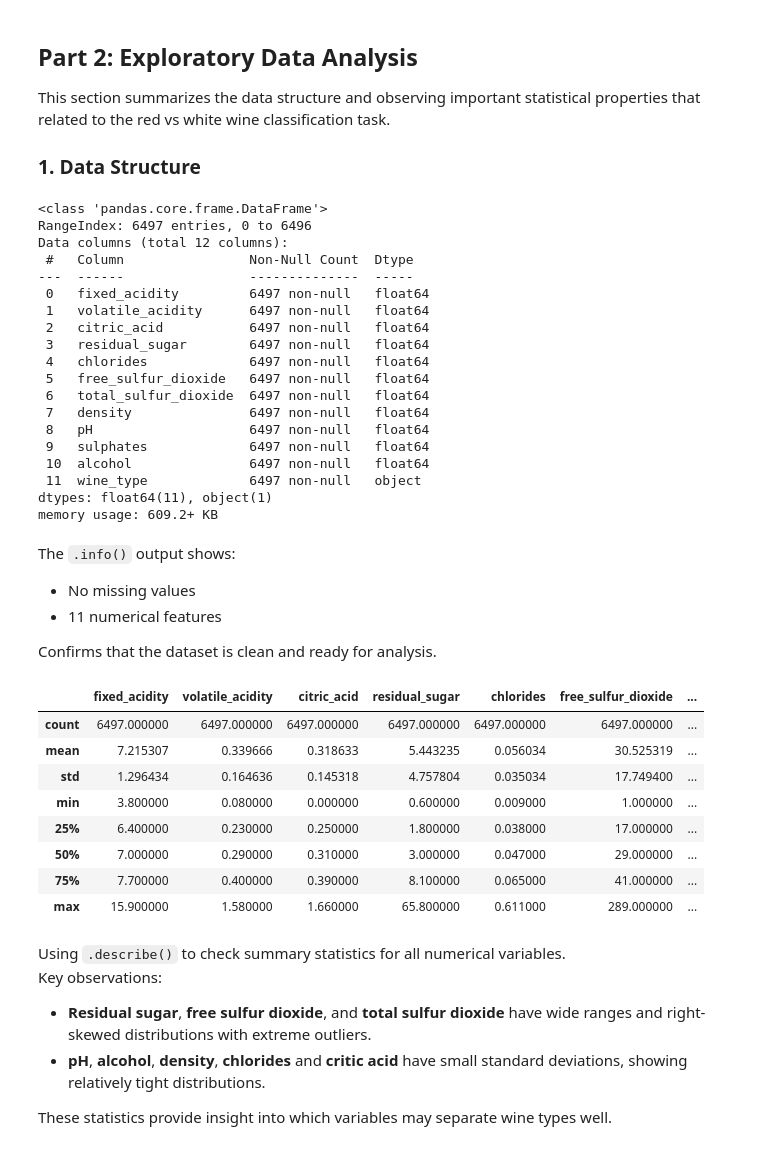
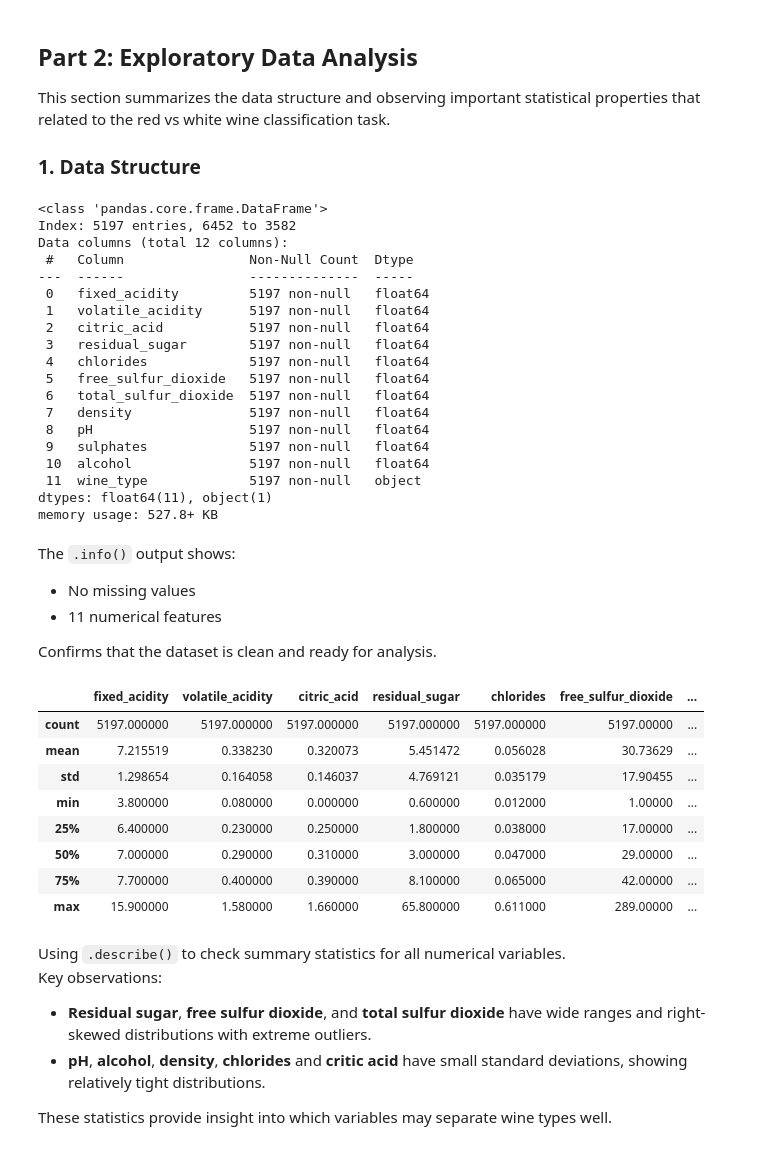
Before and after one commit to PAT0216/wine-classification, a Jupyter notebook: wine_classifier.ipynb, the cells around one changed output. Drawn from its saved outputs; the diff is of its cells as text; code cells hidden in the pictures.

Commit message:
data split

```diff
--- a/wine_classifier.ipynb
+++ b/wine_classifier.ipynb
@@ -67,29 +67,31 @@ Now this dataframe is not imbalanced and clean, it is ready for EDA and modeling
 This section summarizes the data structure and observing important statistical properties that related to the red vs white wine classification task.
 ### 1. Data Structure
 # %%
+from sklearn.model_selection import train_test_split
 df_eda = df_merge.drop(columns=["target"])
-df_info = df_eda.info()
+train_df, test_df = train_test_split(df_eda, test_size=0.2, random_state=123)
+df_info = train_df.info()
 df_info
 # %% [output]
 <class 'pandas.core.frame.DataFrame'>
-RangeIndex: 6497 entries, 0 to 6496
+Index: 5197 entries, 6452 to 3582
 Data columns (total 12 columns):
  #   Column                Non-Null Count  Dtype
 ---  ------                --------------  -----
- 0   fixed_acidity         6497 non-null   float64
- 1   volatile_acidity      6497 non-null   float64
- 2   citric_acid           6497 non-null   float64
- 3   residual_sugar        6497 non-null   float64
- 4   chlorides             6497 non-null   float64
- 5   free_sulfur_dioxide   6497 non-null   float64
- 6   total_sulfur_dioxide  6497 non-null   float64
- 7   density               6497 non-null   float64
- 8   pH                    6497 non-null   float64
- 9   sulphates             6497 non-null   float64
- 10  alcohol               6497 non-null   float64
- 11  wine_type             6497 non-null   object
+ 0   fixed_acidity         5197 non-null   float64
+ 1   volatile_acidity      5197 non-null   float64
+ 2   citric_acid           5197 non-null   float64
+ 3   residual_sugar        5197 non-null   float64
+ 4   chlorides             5197 non-null   float64
+ 5   free_sulfur_dioxide   5197 non-null   float64
+ 6   total_sulfur_dioxide  5197 non-null   float64
+ 7   density               5197 non-null   float64
+ 8   pH                    5197 non-null   float64
+ 9   sulphates             5197 non-null   float64
+ 10  alcohol               5197 non-null   float64
+ 11  wine_type             5197 non-null   object
 dtypes: float64(11), object(1)
-memory usage: 609.2+ KB
+memory usage: 527.8+ KB
 # %% [markdown]
 The `.info()` output shows:
  - No missing values
@@ -97,18 +99,18 @@ The `.info()` output shows:
 
 Confirms that the dataset is clean and ready for analysis.
 # %%
-df_summary = df_eda.describe()
+df_summary = train_df.describe()
 df_summary
 # %% [output]
 |  | fixed_acidity | volatile_acidity | citric_acid | residual_sugar | chlorides | free_sulfur_dioxide | ... |
-| count | 6497.000000 | 6497.000000 | 6497.000000 | 6497.000000 | 6497.000000 | 6497.000000 | ... |
-| mean | 7.215307 | 0.339666 | 0.318633 | 5.443235 | 0.056034 | 30.525319 | ... |
-| std | 1.296434 | 0.164636 | 0.145318 | 4.757804 | 0.035034 | 17.749400 | ... |
-| min | 3.800000 | 0.080000 | 0.000000 | 0.600000 | 0.009000 | 1.000000 | ... |
-| 25% | 6.400000 | 0.230000 | 0.250000 | 1.800000 | 0.038000 | 17.000000 | ... |
-| 50% | 7.000000 | 0.290000 | 0.310000 | 3.000000 | 0.047000 | 29.000000 | ... |
-| 75% | 7.700000 | 0.400000 | 0.390000 | 8.100000 | 0.065000 | 41.000000 | ... |
-| max | 15.900000 | 1.580000 | 1.660000 | 65.800000 | 0.611000 | 289.000000 | ... |
+| count | 5197.000000 | 5197.000000 | 5197.000000 | 5197.000000 | 5197.000000 | 5197.00000 | ... |
+| mean | 7.215519 | 0.338230 | 0.320073 | 5.451472 | 0.056028 | 30.73629 | ... |
+| std | 1.298654 | 0.164058 | 0.146037 | 4.769121 | 0.035179 | 17.90455 | ... |
+| min | 3.800000 | 0.080000 | 0.000000 | 0.600000 | 0.012000 | 1.00000 | ... |
+| 25% | 6.400000 | 0.230000 | 0.250000 | 1.800000 | 0.038000 | 17.00000 | ... |
+| 50% | 7.000000 | 0.290000 | 0.310000 | 3.000000 | 0.047000 | 29.00000 | ... |
+| 75% | 7.700000 | 0.400000 | 0.390000 | 8.100000 | 0.065000 | 42.00000 | ... |
+| max | 15.900000 | 1.580000 | 1.660000 | 65.800000 | 0.611000 | 289.00000 | ... |
 # %% [markdown]
 Using `.describe()` to check summary statistics for all numerical variables.
 Key observations:
```
Also changed, not shown: parts of 1 cell of this notebook.
